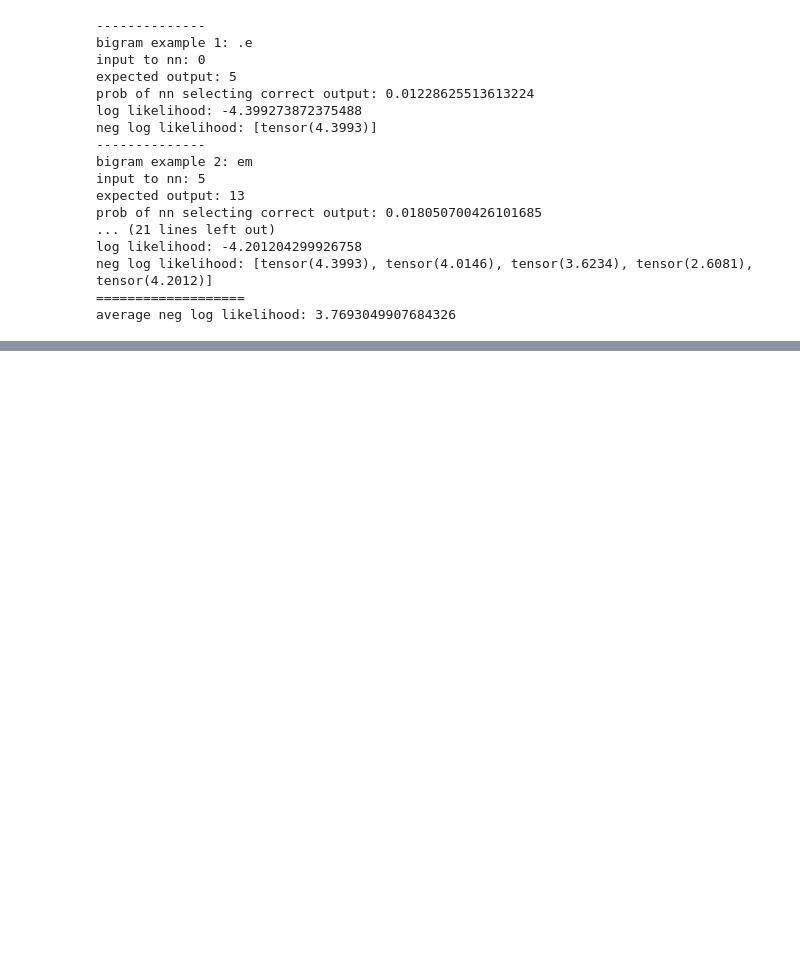
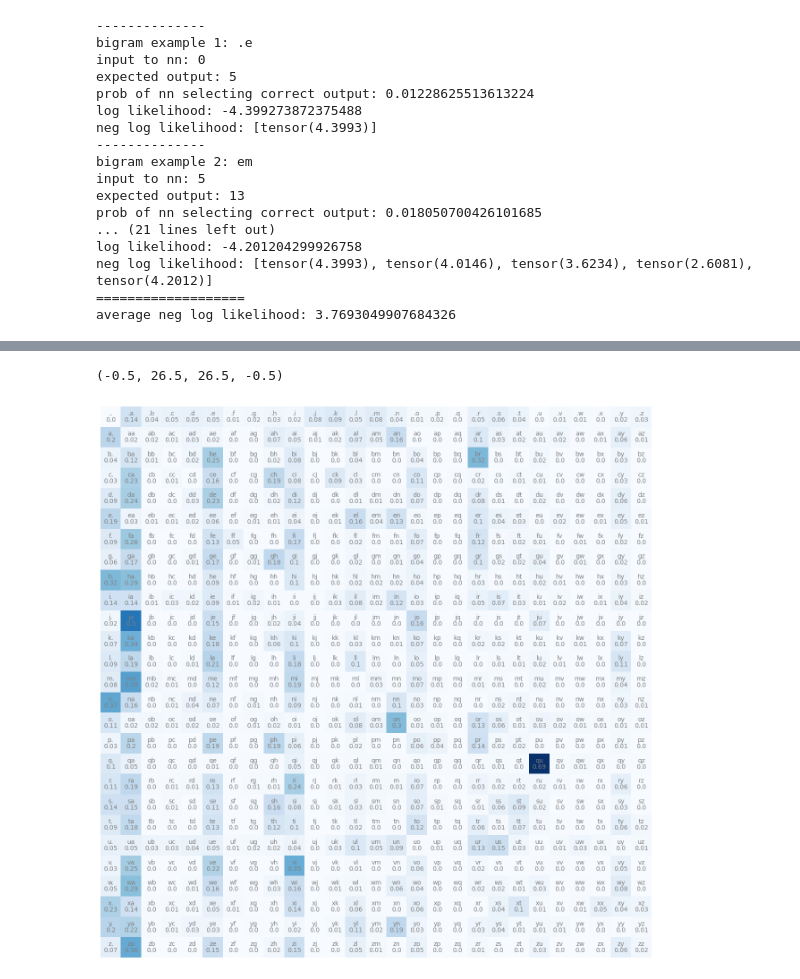
Before and after one commit to oetia/nn-exp, a Jupyter notebook: makemore.ipynb, the cells around one changed output, grey strips where cells are left out. Cells and saved outputs as stored; diff of their text form; code cells hidden in the pictures; blank space fills up the shorter version.

```diff
--- a/makemore.ipynb
+++ b/makemore.ipynb
@@ -217,0 +222,7 @@ average neg log likelihood: 3.7693049907684326
+# %%
+# forward pass
+logits = (xenc @ W)
+counts = logits.exp()
+probs = counts / counts.sum(axis=1, keepdim=True)
+loss = -probs[torch.arange(5), ys].log().mean()
+loss
@@ -217,0 +307,12 @@ average neg log likelihood: 3.7693049907684326
+# %%
+plt.figure(figsize=(16, 16))
+plt.imshow(prob_matrix, cmap="Blues")
+for i in range(27):
+    for j in range(27):
+        display_str = f"{idx_to_c[i]}{idx_to_c[j]}"
+        plt.text(j, i, display_str, ha="center", va="bottom", color="gray")
+        plt.text(j, i, round(prob_matrix[i, j].item(), 2), ha="center", va="top", color="gray")
+plt.axis("off")
+# %% [output]
+(-0.5, 26.5, 26.5, -0.5)
+[figure, added]
```
Also changed, not shown: parts of 9 cells of this notebook, 2 other files.
